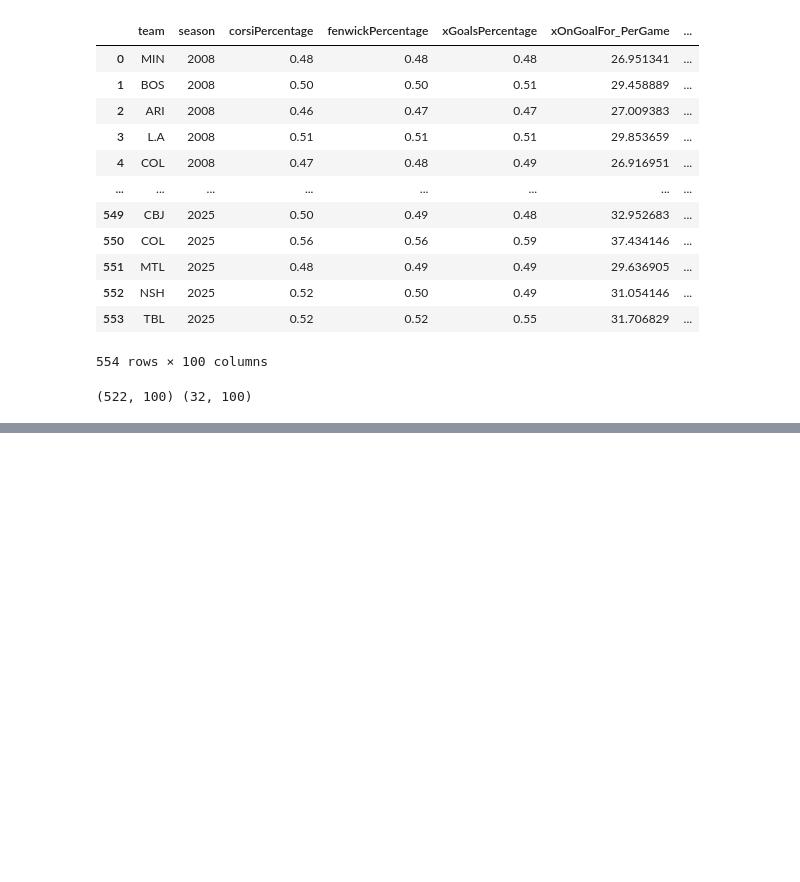
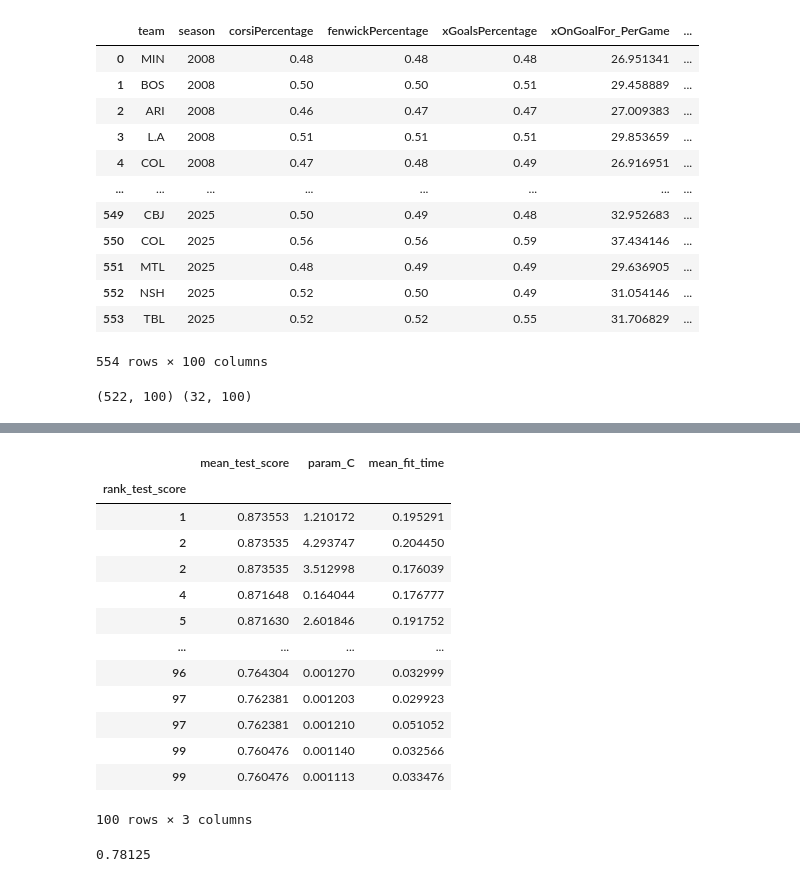
Before and after one commit to ricd99/nhl-test-2, a Jupyter notebook: real_final_model.ipynb, the cells around one changed output, grey strips where cells are left out. Saved outputs shown, nothing was run; the diff lists cells and outputs as text; code cells hidden in the pictures; blank space fills up the shorter version.

```diff
--- a/real_final_model.ipynb
+++ b/real_final_model.ipynb
@@ -116,0 +57,8 @@ coef_df
+# %%
+X_train_scaled = pd.DataFrame(X_train_scaled, columns=X_train.columns, index=X_train.index)
+X_test_scaled = pd.DataFrame(X_test_scaled, columns=X_test.columns, index=X_test.index)
+# %%
+lr = LogisticRegression(max_iter=1000)
+rfe_cv = RFECV(lr)
+rfe_cv.fit(X_train_scaled, y_train)
+print(f"Number of selected features: {rfe_cv.n_features_.item(), X_train.shape[1]}")
@@ -116,0 +76,4 @@ coef_df
+# %%
+final_lr = LogisticRegression(max_iter=1000)
+final_lr.fit(X_train_selected, y_train)
+final_lr.score(X_test_selected, y_test)
@@ -116,0 +82,6 @@ coef_df
+# %%
+param_choices = {
+    "C": loguniform(1e-3, 1e3)
+}
+random_search = RandomizedSearchCV(final_lr, param_choices, n_iter=100, verbose=1, n_jobs=-1)
+random_search.fit(X_train, y_train)
@@ -117,3 +102,26 @@ coef_df
+# %%
+pd.DataFrame(random_search.cv_results_)[["mean_test_score", "param_C", "mean_fit_time", "rank_test_score"]].set_index("rank_test_score").sort_index()
+# %% [output]
+|  | mean_test_score | param_C | mean_fit_time |
+| rank_test_score |  |  |  |
+| 1 | 0.873553 | 1.210172 | 0.195291 |
+| 2 | 0.873535 | 4.293747 | 0.204450 |
+| 2 | 0.873535 | 3.512998 | 0.176039 |
+| 4 | 0.871648 | 0.164044 | 0.176777 |
+| 5 | 0.871630 | 2.601846 | 0.191752 |
+| ... | ... | ... | ... |
+| 96 | 0.764304 | 0.001270 | 0.032999 |
+| 97 | 0.762381 | 0.001203 | 0.029923 |
+| 97 | 0.762381 | 0.001210 | 0.051052 |
+| 99 | 0.760476 | 0.001140 | 0.032566 |
+| 99 | 0.760476 | 0.001113 | 0.033476 |
+100 rows × 3 columns
+# %%
+final_pipe = make_pipeline(StandardScaler(), LogisticRegression(max_iter=1000, C=1.210172))
+final_pipe.fit(X_train, y_train)
+final_pipe.score(X_test, y_test)
+# %% [output]
+0.78125
 # %%
 # features = []
 # train_score = []
```
Also changed, not shown: parts of 17 cells of this notebook.
